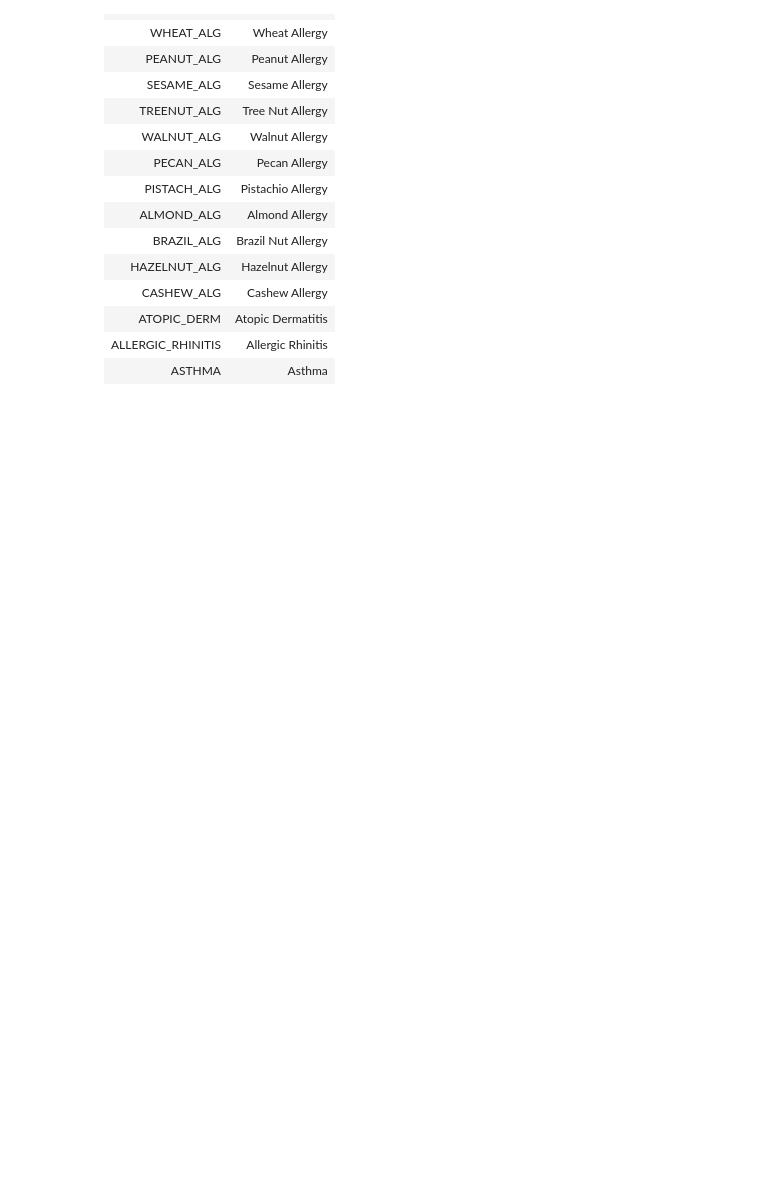
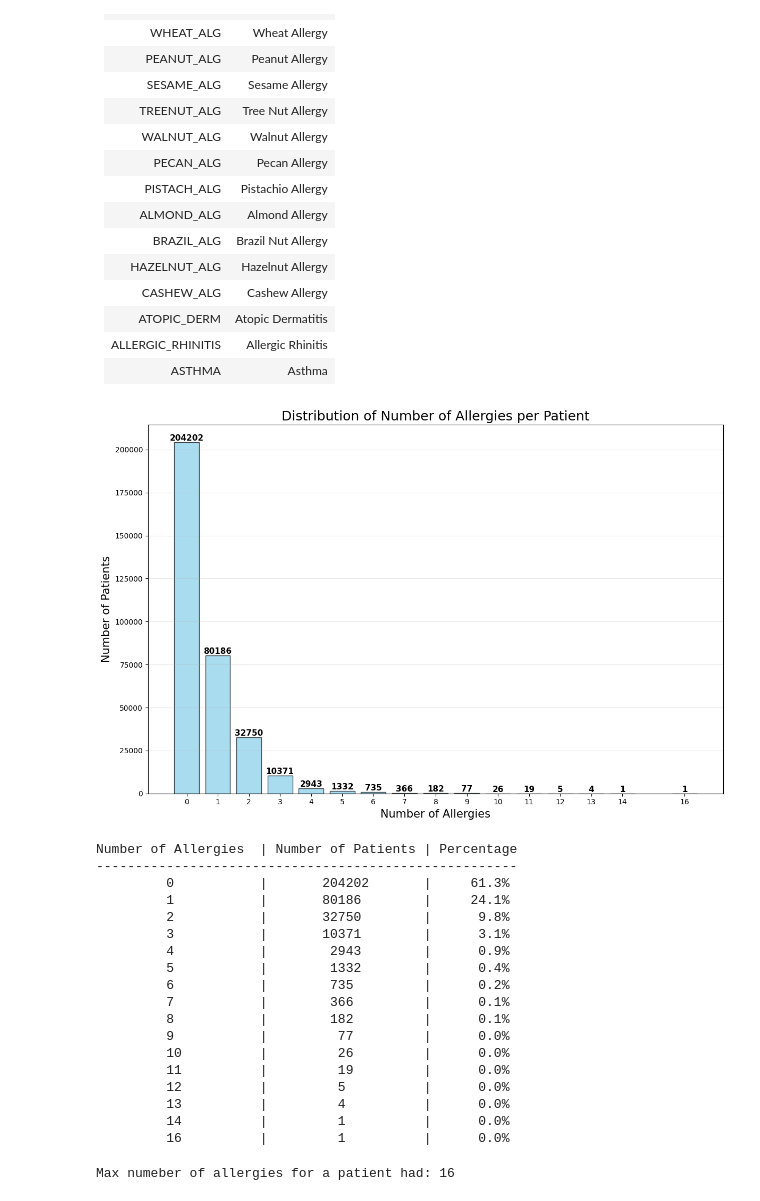
Before and after one commit to AlexHuc/food-allergy-analysis, a Jupyter notebook: notebook.ipynb, the cells around one changed output. Cells and saved outputs as stored; diff of their text form; code cells hidden in the pictures; blank space fills up the shorter version.

```diff
--- a/notebook.ipynb
+++ b/notebook.ipynb
@@ -499,3 +499,61 @@ There are 19 types of allergies in this study
 | ATOPIC_DERM             | Atopic Dermatitis   |
 | ALLERGIC_RHINITIS       | Allergic Rhinitis   |
 | ASTHMA                  | Asthma              |
+# %%
+allergy_counts = df['NUM_ALLERGIES'].value_counts().sort_index()
+
+plt.figure(figsize=(12, 8))
+
+# --- Bar Plot ---
+bars = plt.bar(allergy_counts.index, allergy_counts.values,
+               color='skyblue', edgecolor='black', alpha=0.7)
+
+plt.title('Distribution of Number of Allergies per Patient', fontsize=18)
+plt.xlabel('Number of Allergies', fontsize=15)
+plt.ylabel('Number of Patients', fontsize=15)
+
+# Add count labels on top of each bar
+for bar, count in zip(bars, allergy_counts.values):
+    plt.text(bar.get_x() + bar.get_width()/2, bar.get_height() + 10,
+             str(count), ha='center', va='bottom', fontsize=11, fontweight='bold')
+
+plt.xticks(allergy_counts.index)
+plt.grid(axis='y', alpha=0.3)
+plt.tight_layout()
+plt.show()
+
+# Print additional statistics
+total_patients = len(df)
+header = f"{'Number of Allergies':^20} | {'Number of Patients':^18} | {'Percentage':^10}"
+separator = "-" * len(header)
+
+print(header)
+print(separator)
+
+for num_allergies, count in allergy_counts.items():
+    percentage = (count / total_patients) * 100
+    print(f"{num_allergies:^20} | {count:^18} | {percentage:>8.1f}%")
+# %% [output]
+[figure, added]
+Number of Allergies  | Number of Patients | Percentage
+------------------------------------------------------
+         0           |       204202       |     61.3%
+         1           |       80186        |     24.1%
+         2           |       32750        |      9.8%
+         3           |       10371        |      3.1%
+         4           |        2943        |      0.9%
+         5           |        1332        |      0.4%
+         6           |        735         |      0.2%
+         7           |        366         |      0.1%
+         8           |        182         |      0.1%
+         9           |         77         |      0.0%
+         10          |         26         |      0.0%
+         11          |         19         |      0.0%
+         12          |         5          |      0.0%
+         13          |         4          |      0.0%
+         14          |         1          |      0.0%
+         16          |         1          |      0.0%
+# %%
+print("Max numeber of allergies for a patient had:" , df['NUM_ALLERGIES'].max())
+# %% [output]
+Max numeber of allergies for a patient had: 16
```
Also changed, not shown: parts of 5 cells of this notebook.
